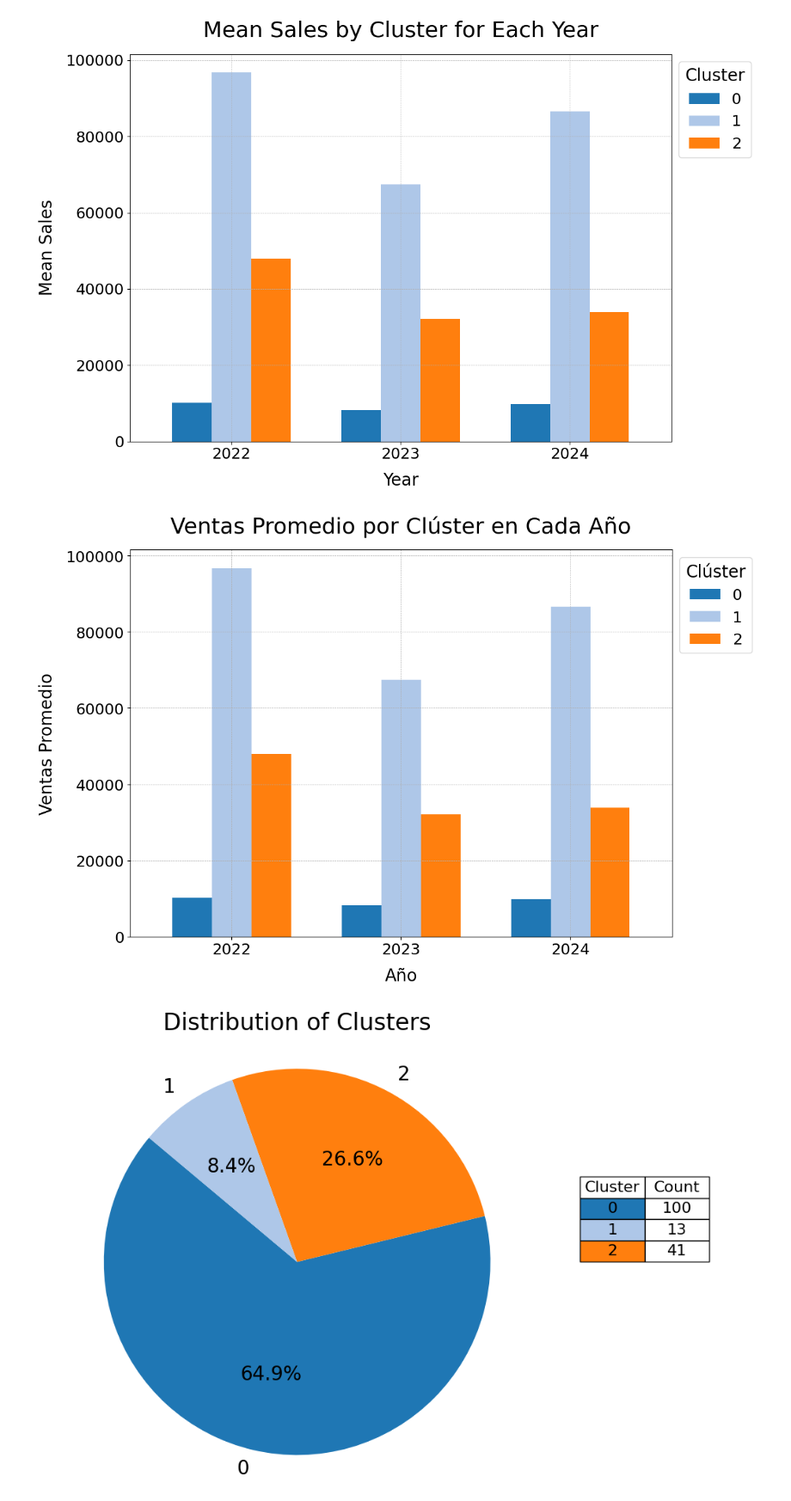
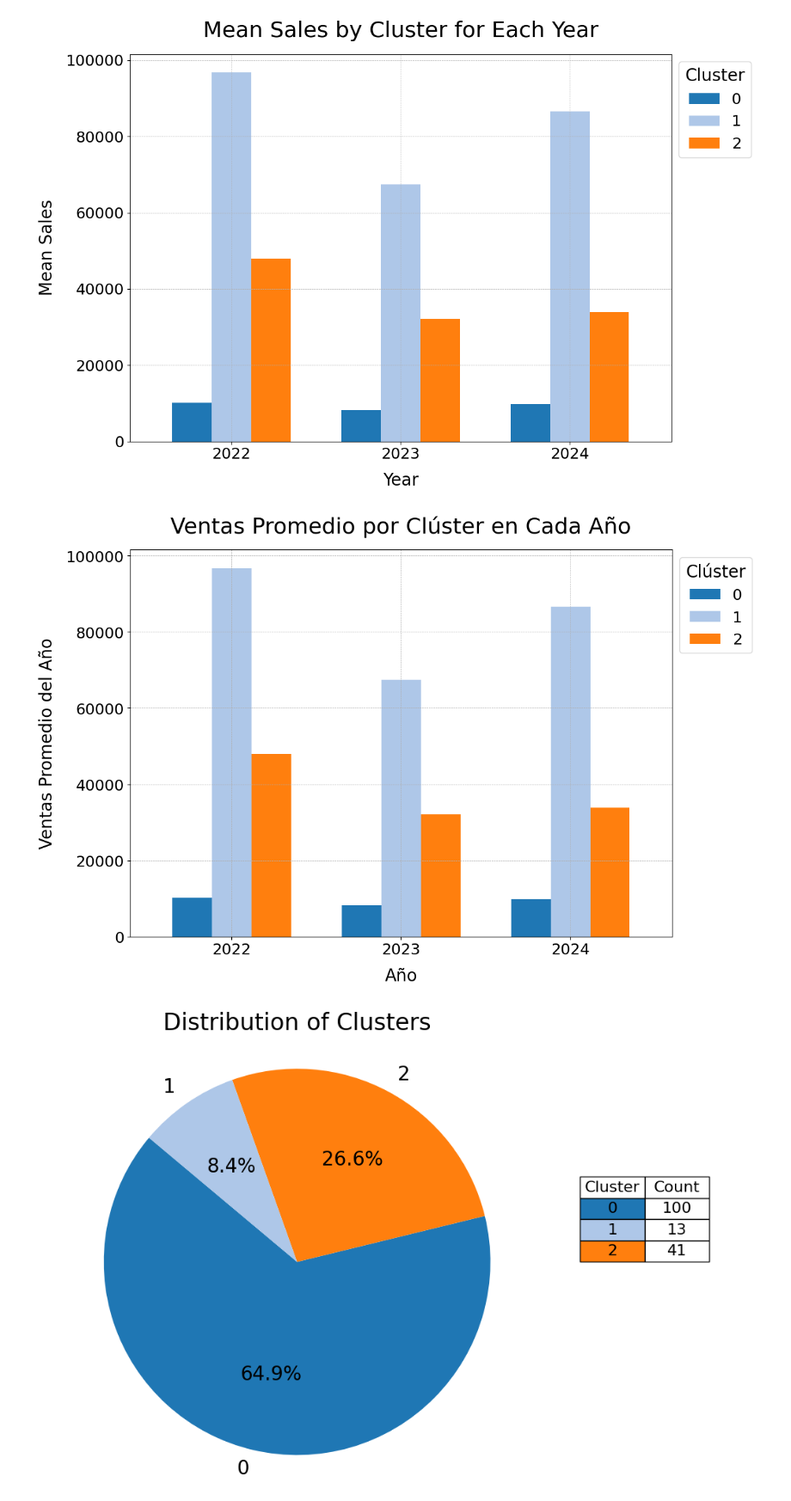
Before and after one commit to SantiagoRomanoOddone/MasterThesis, a Jupyter notebook: clustering/clustering_lab.ipynb, the cells around one changed output. Shown at 86% size. Saved outputs shown, nothing was run; the diff lists cells and outputs as text; code cells hidden in the pictures.

```diff
--- a/clustering/clustering_lab.ipynb
+++ b/clustering/clustering_lab.ipynb
@@ -953,35 +954,35 @@ datos_grafico_anual.index = ['2022', '2023', '2024']
 
 paleta_colores = sns.color_palette('tab20', n_colors=datos_grafico_anual.shape[1])
 
 fig, ax = plt.subplots(figsize=(12, 8))
 datos_grafico_anual.plot(
     kind='bar',
     ax=ax,
     width=0.7,
     color=paleta_colores
 )
 
 ax.set_xlabel('Año', fontsize=20, labelpad=12)
-ax.set_ylabel('Ventas Promedio', fontsize=20, labelpad=12)
+ax.set_ylabel('Ventas Promedio del Año', fontsize=20, labelpad=12)
 ax.set_title('Ventas Promedio por Clúster en Cada Año', fontsize=26, pad=20)
 
 ax.set_xticklabels(datos_grafico_anual.index, rotation=0, fontsize=18)
 ax.tick_params(axis='y', labelsize=18)
 
 ax.legend(
     title='Clúster',
     title_fontsize=20,
     fontsize=18,
     loc='upper left',
     bbox_to_anchor=(1, 1)
 )
 
 ax.grid(True, which='both', linestyle='--', linewidth=0.5)
 
 plt.tight_layout()
 plt.show()
 # %% [output]
-[figure, old version]
+[figure, new version]
 # %%
 # Get the value counts for the 'cluster' column
 cluster_counts = all_metrics['cluster_sku'].value_counts()
```
Also changed, not shown: parts of 1 cell of this notebook.
